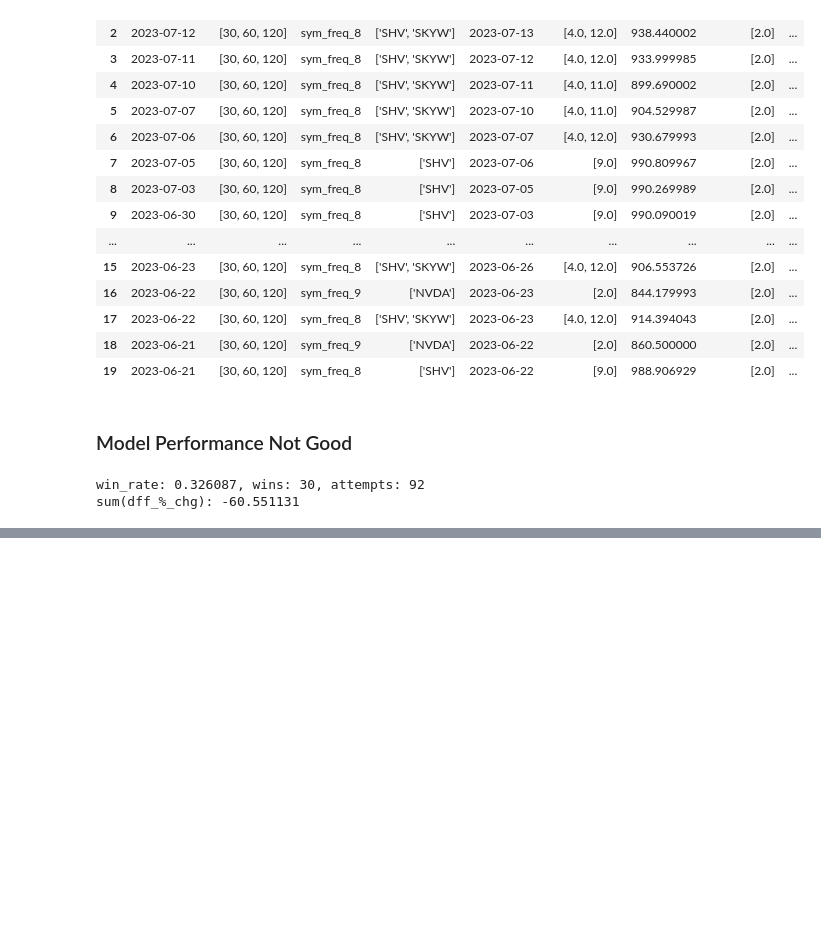
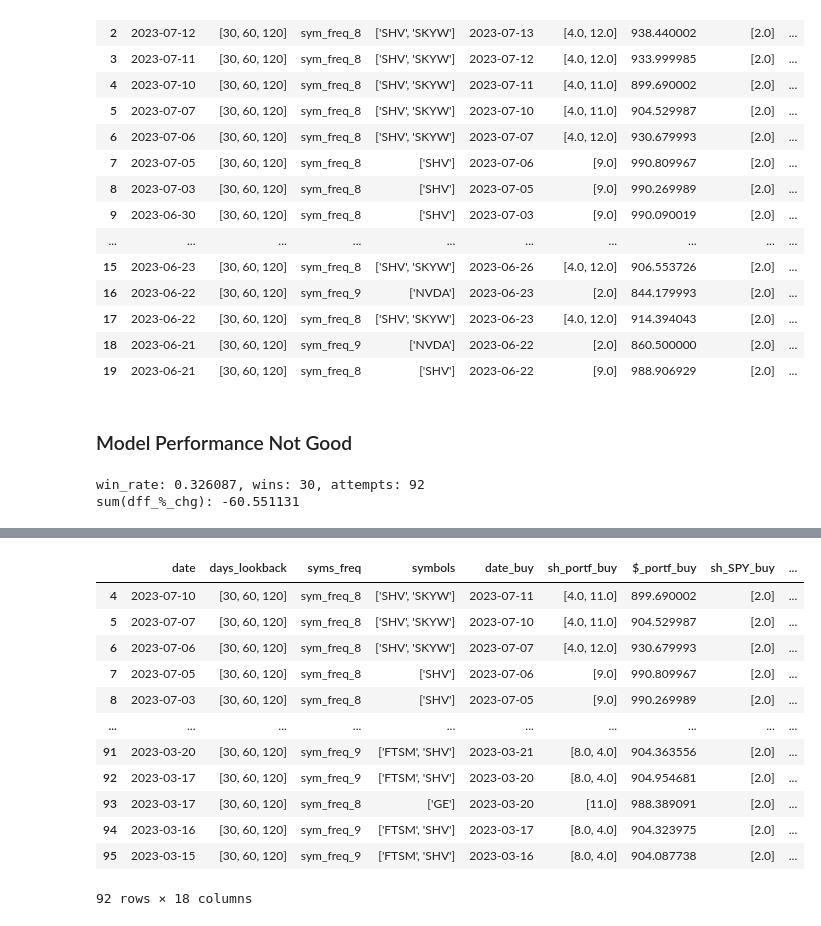
Before and after one commit to pympk/py3810, a Jupyter notebook: yf_2view_picks_.ipynb, the cells around one changed output, grey strips where cells are left out. Cells and saved outputs as stored; diff of their text form; code cells hidden in the pictures; blank space fills up the shorter version.

```diff
--- a/yf_2view_picks_.ipynb
+++ b/yf_2view_picks_.ipynb
@@ -625,3 +628,10 @@ print(f'sum(dff_%_chg): {df_mp["dif_%_chg"].sum():0.6f}')
 # %% [output]
 win_rate: 0.326087, wins: 30, attempts: 92
 sum(dff_%_chg): -60.551131
+# %%
+df = df_mp.copy()
+# %%
+df_model_picks = df[df['dif_%_chg'].isnull()].copy()
+pickle_dump(df_model_picks, path_data_dump, 'df_model_picks')
+_df = pickle_load(path_data_dump, 'df_model_picks')
+_df
@@ -627,0 +644,20 @@ sum(dff_%_chg): -60.551131
+# %%
+idx_last_row = df_model_picks.index[-1]
+df_model_picks_results = df.iloc[(idx_last_row + 1)::].copy()
+pickle_dump(df_model_picks_results, path_data_dump, 'df_model_picks_results')
+_df = pickle_load(path_data_dump, 'df_model_picks_results')
+_df
+# %% [output]
+|  | date | days_lookback | syms_freq | symbols | date_buy | sh_portf_buy | $_portf_buy | sh_SPY_buy | ... |
+| 4 | 2023-07-10 | [30, 60, 120] | sym_freq_8 | ['SHV', 'SKYW'] | 2023-07-11 | [4.0, 11.0] | 899.690002 | [2.0] | ... |
+| 5 | 2023-07-07 | [30, 60, 120] | sym_freq_8 | ['SHV', 'SKYW'] | 2023-07-10 | [4.0, 11.0] | 904.529987 | [2.0] | ... |
+| 6 | 2023-07-06 | [30, 60, 120] | sym_freq_8 | ['SHV', 'SKYW'] | 2023-07-07 | [4.0, 12.0] | 930.679993 | [2.0] | ... |
+| 7 | 2023-07-05 | [30, 60, 120] | sym_freq_8 | ['SHV'] | 2023-07-06 | [9.0] | 990.809967 | [2.0] | ... |
+| 8 | 2023-07-03 | [30, 60, 120] | sym_freq_8 | ['SHV'] | 2023-07-05 | [9.0] | 990.269989 | [2.0] | ... |
+| ... | ... | ... | ... | ... | ... | ... | ... | ... | ... |
+| 91 | 2023-03-20 | [30, 60, 120] | sym_freq_9 | ['FTSM', 'SHV'] | 2023-03-21 | [8.0, 4.0] | 904.363556 | [2.0] | ... |
+| 92 | 2023-03-17 | [30, 60, 120] | sym_freq_9 | ['FTSM', 'SHV'] | 2023-03-20 | [8.0, 4.0] | 904.954681 | [2.0] | ... |
+| 93 | 2023-03-17 | [30, 60, 120] | sym_freq_8 | ['GE'] | 2023-03-20 | [11.0] | 988.389091 | [2.0] | ... |
+| 94 | 2023-03-16 | [30, 60, 120] | sym_freq_9 | ['FTSM', 'SHV'] | 2023-03-17 | [8.0, 4.0] | 904.323975 | [2.0] | ... |
+| 95 | 2023-03-15 | [30, 60, 120] | sym_freq_9 | ['FTSM', 'SHV'] | 2023-03-16 | [8.0, 4.0] | 904.087738 | [2.0] | ... |
+92 rows × 18 columns
```
Also changed, not shown: parts of 2 cells of this notebook, 8 other files.
